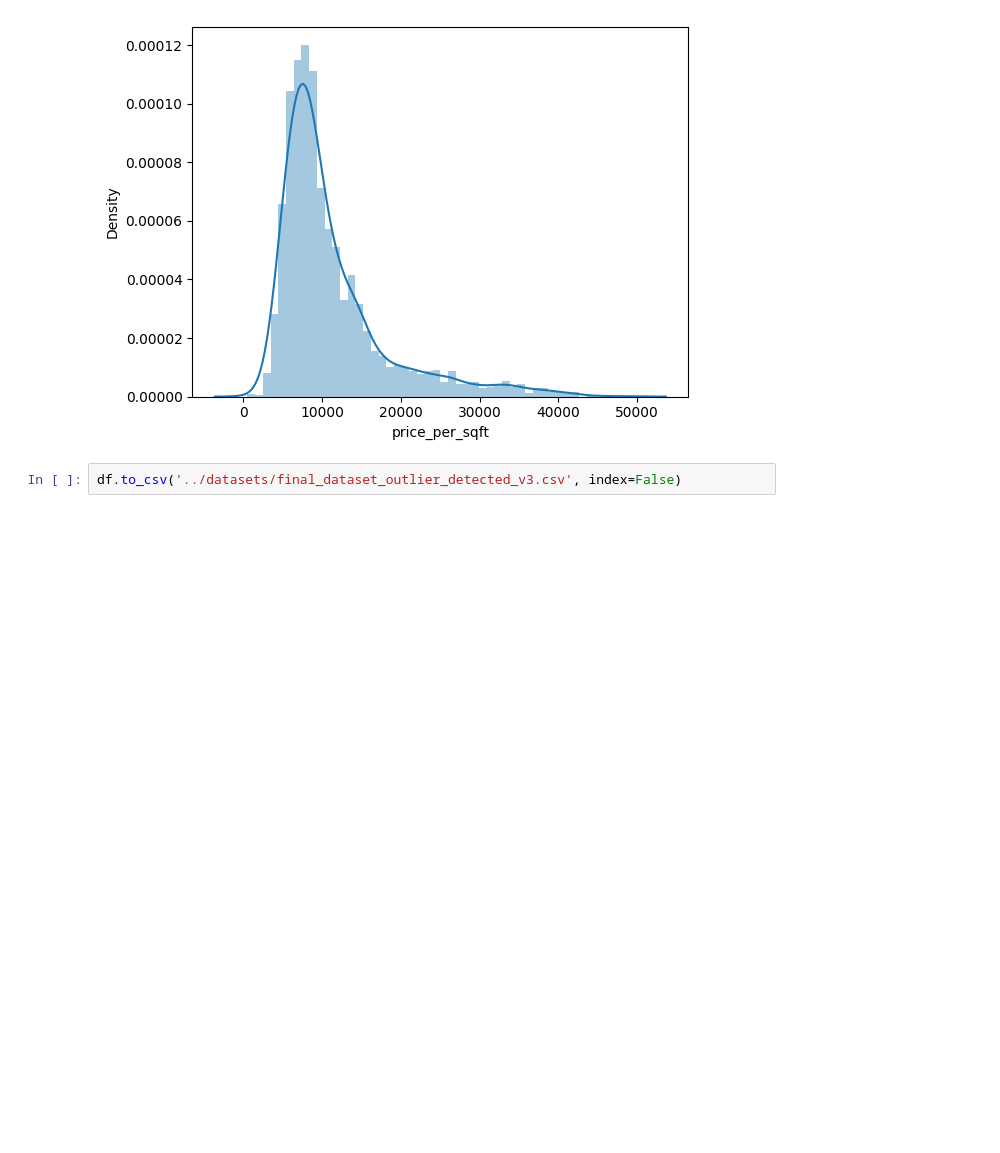
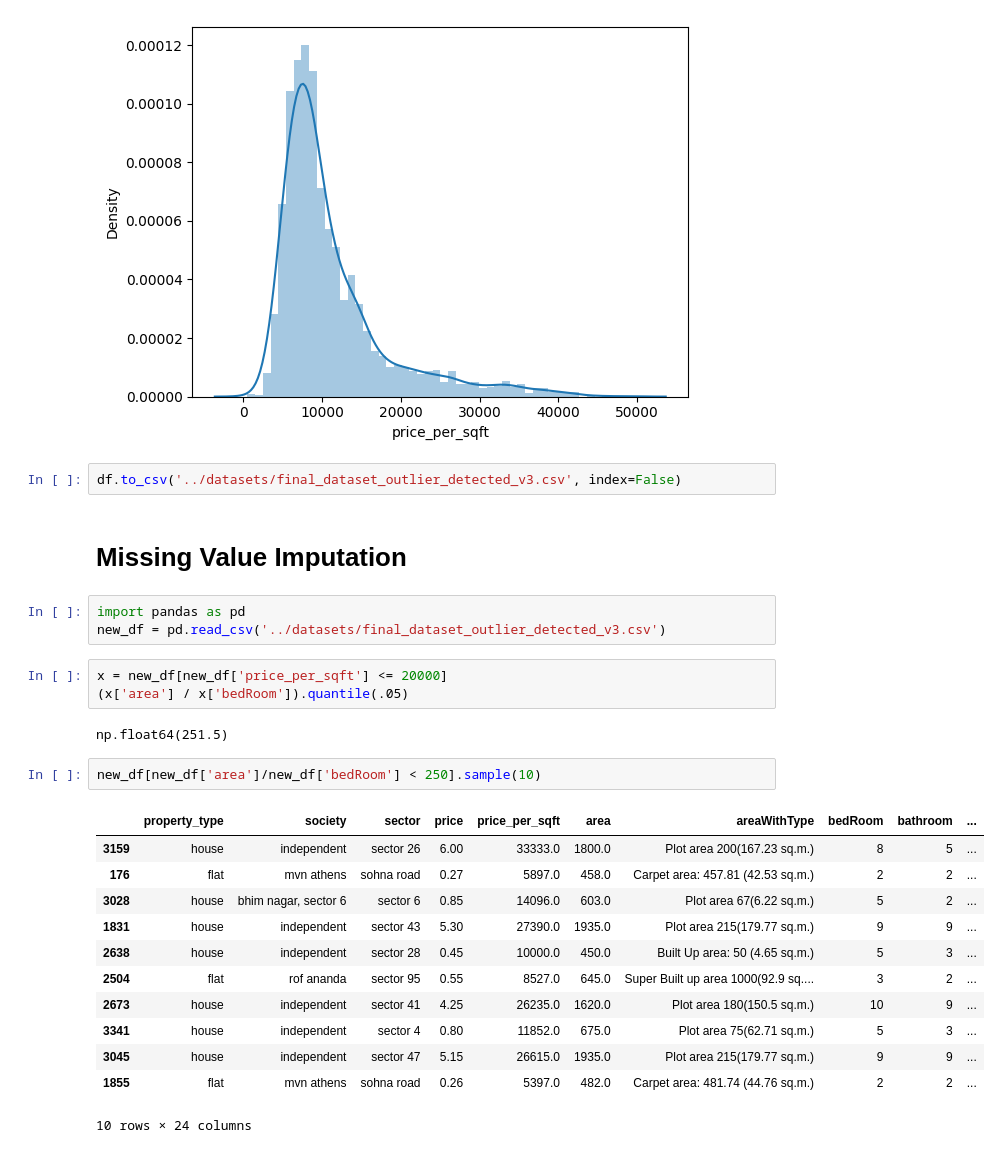
Before and after one commit to Ayush086/Capstone_Project, a Jupyter notebook: Day4-Outlier_Detection/outliers.ipynb, the cells around one changed output. Drawn from its saved outputs; the diff is of its cells as text; blank space fills up the shorter version.

```diff
--- a/Day4-Outlier_Detection/outliers.ipynb
+++ b/Day4-Outlier_Detection/outliers.ipynb
@@ -401,3 +401,28 @@ https://gist.github.com/mwaskom/de44147ed2974457ad6372750bbe5751
 [figure]
 # %%
 df.to_csv('../datasets/final_dataset_outlier_detected_v3.csv', index=False)
+# %% [markdown]
+# Missing Value Imputation
+# %%
+import pandas as pd
+new_df = pd.read_csv('../datasets/final_dataset_outlier_detected_v3.csv')
+# %%
+x = new_df[new_df['price_per_sqft'] <= 20000]
+(x['area'] / x['bedRoom']).quantile(.05)
+# %% [output]
+np.float64(251.5)
+# %%
+new_df[new_df['area']/new_df['bedRoom'] < 250].sample(10)
+# %% [output]
+|  | property_type | society | sector | price | price_per_sqft | area | areaWithType | bedRoom | bathroom | ... |
+| 3159 | house | independent | sector 26 | 6.00 | 33333.0 | 1800.0 | Plot area 200(167.23 sq.m.) | 8 | 5 | ... |
+| 176 | flat | mvn athens | sohna road | 0.27 | 5897.0 | 458.0 | Carpet area: 457.81 (42.53 sq.m.) | 2 | 2 | ... |
+| 3028 | house | bhim nagar, sector 6 | sector 6 | 0.85 | 14096.0 | 603.0 | Plot area 67(6.22 sq.m.) | 5 | 2 | ... |
+| 1831 | house | independent | sector 43 | 5.30 | 27390.0 | 1935.0 | Plot area 215(179.77 sq.m.) | 9 | 9 | ... |
+| 2638 | house | independent | sector 28 | 0.45 | 10000.0 | 450.0 | Built Up area: 50 (4.65 sq.m.) | 5 | 3 | ... |
+| 2504 | flat | rof ananda | sector 95 | 0.55 | 8527.0 | 645.0 | Super Built up area 1000(92.9 sq.... | 3 | 2 | ... |
+| 2673 | house | independent | sector 41 | 4.25 | 26235.0 | 1620.0 | Plot area 180(150.5 sq.m.) | 10 | 9 | ... |
+| 3341 | house | independent | sector 4 | 0.80 | 11852.0 | 675.0 | Plot area 75(62.71 sq.m.) | 5 | 3 | ... |
+| 3045 | house | independent | sector 47 | 5.15 | 26615.0 | 1935.0 | Plot area 215(179.77 sq.m.) | 9 | 9 | ... |
+| 1855 | flat | mvn athens | sohna road | 0.26 | 5397.0 | 482.0 | Carpet area: 481.74 (44.76 sq.m.) | 2 | 2 | ... |
+10 rows × 24 columns
```
Also changed, not shown: parts of 13 cells of this notebook.
